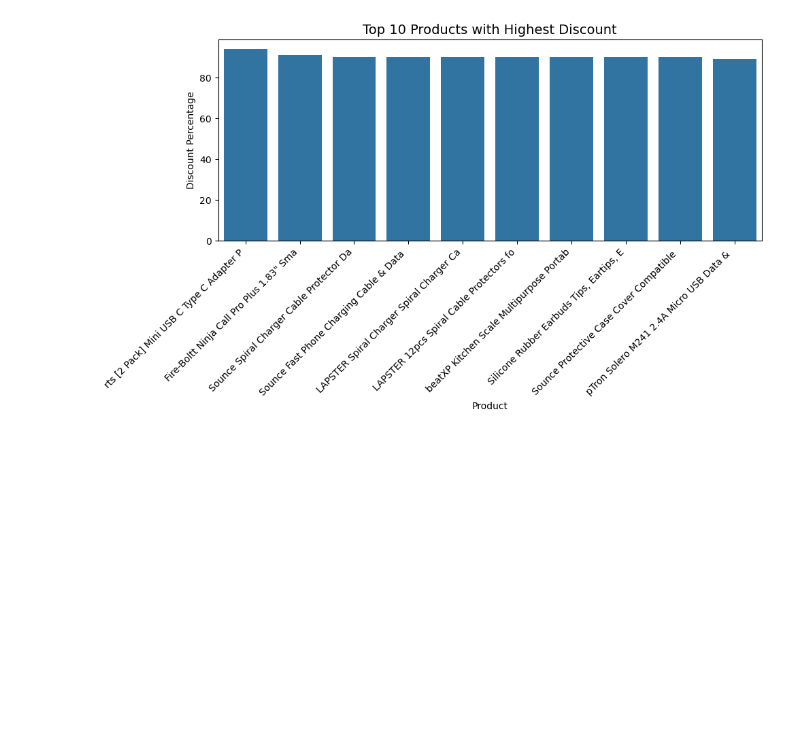
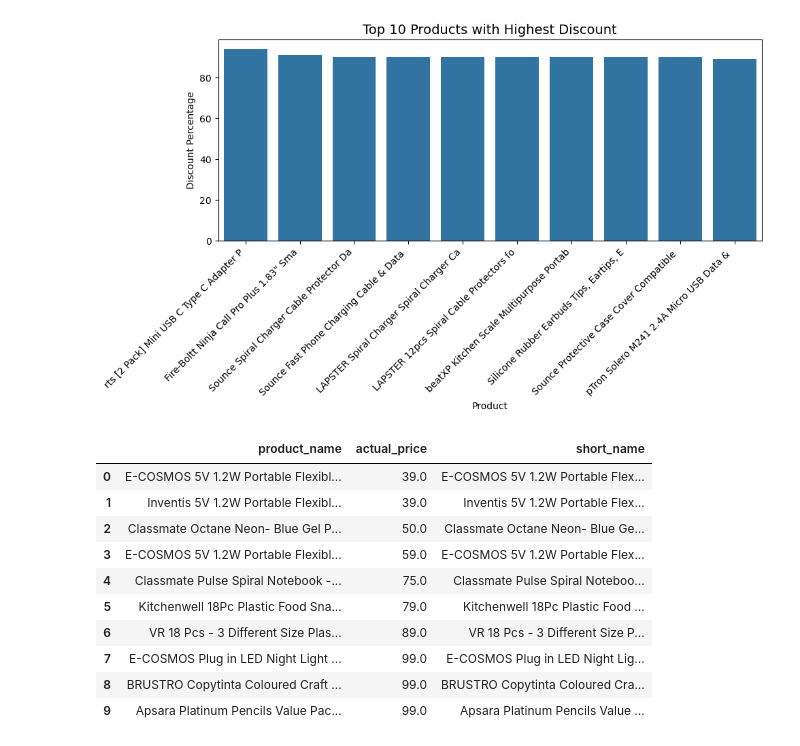
Before and after one commit to Parvashukla26/Amazon_Data_Analysis, a Jupyter notebook: Amazon_Data_Analysis.ipynb, the cells around one changed output. Saved outputs shown, nothing was run; the diff lists cells and outputs as text; code cells hidden in the pictures; blank space fills up the shorter version.

```diff
--- a/Amazon_Data_Analysis.ipynb
+++ b/Amazon_Data_Analysis.ipynb
@@ -241,3 +241,21 @@ plt.tight_layout()
 plt.show()
 # %% [output]
 [figure]
+# %%
+cheapest_actual = df[['product_name', 'actual_price']].dropna().drop_duplicates()
+cheapest_actual_10 = cheapest_actual.nsmallest(10, 'actual_price')
+cheapest_actual_10['short_name'] = cheapest_actual_10['product_name'].str.slice(0, 30) + '...'
+cheapest_actual_10 = cheapest_actual_10.reset_index(drop=True)
+cheapest_actual_10
+# %% [output]
+|  | product_name | actual_price | short_name |
+| 0 | E-COSMOS 5V 1.2W Portable Flexibl... | 39.0 | E-COSMOS 5V 1.2W Portable Flex... |
+| 1 | Inventis 5V 1.2W Portable Flexibl... | 39.0 | Inventis 5V 1.2W Portable Flex... |
+| 2 | Classmate Octane Neon- Blue Gel P... | 50.0 | Classmate Octane Neon- Blue Ge... |
+| 3 | E-COSMOS 5V 1.2W Portable Flexibl... | 59.0 | E-COSMOS 5V 1.2W Portable Flex... |
+| 4 | Classmate Pulse Spiral Notebook -... | 75.0 | Classmate Pulse Spiral Noteboo... |
+| 5 | Kitchenwell 18Pc Plastic Food Sna... | 79.0 | Kitchenwell 18Pc Plastic Food ... |
+| 6 | VR 18 Pcs - 3 Different Size Plas... | 89.0 | VR 18 Pcs - 3 Different Size P... |
+| 7 | E-COSMOS Plug in LED Night Light ... | 99.0 | E-COSMOS Plug in LED Night Lig... |
+| 8 | BRUSTRO Copytinta Coloured Craft ... | 99.0 | BRUSTRO Copytinta Coloured Cra... |
+| 9 | Apsara Platinum Pencils Value Pac... | 99.0 | Apsara Platinum Pencils Value ... |
```
Also changed, not shown: parts of 1 cell of this notebook.
